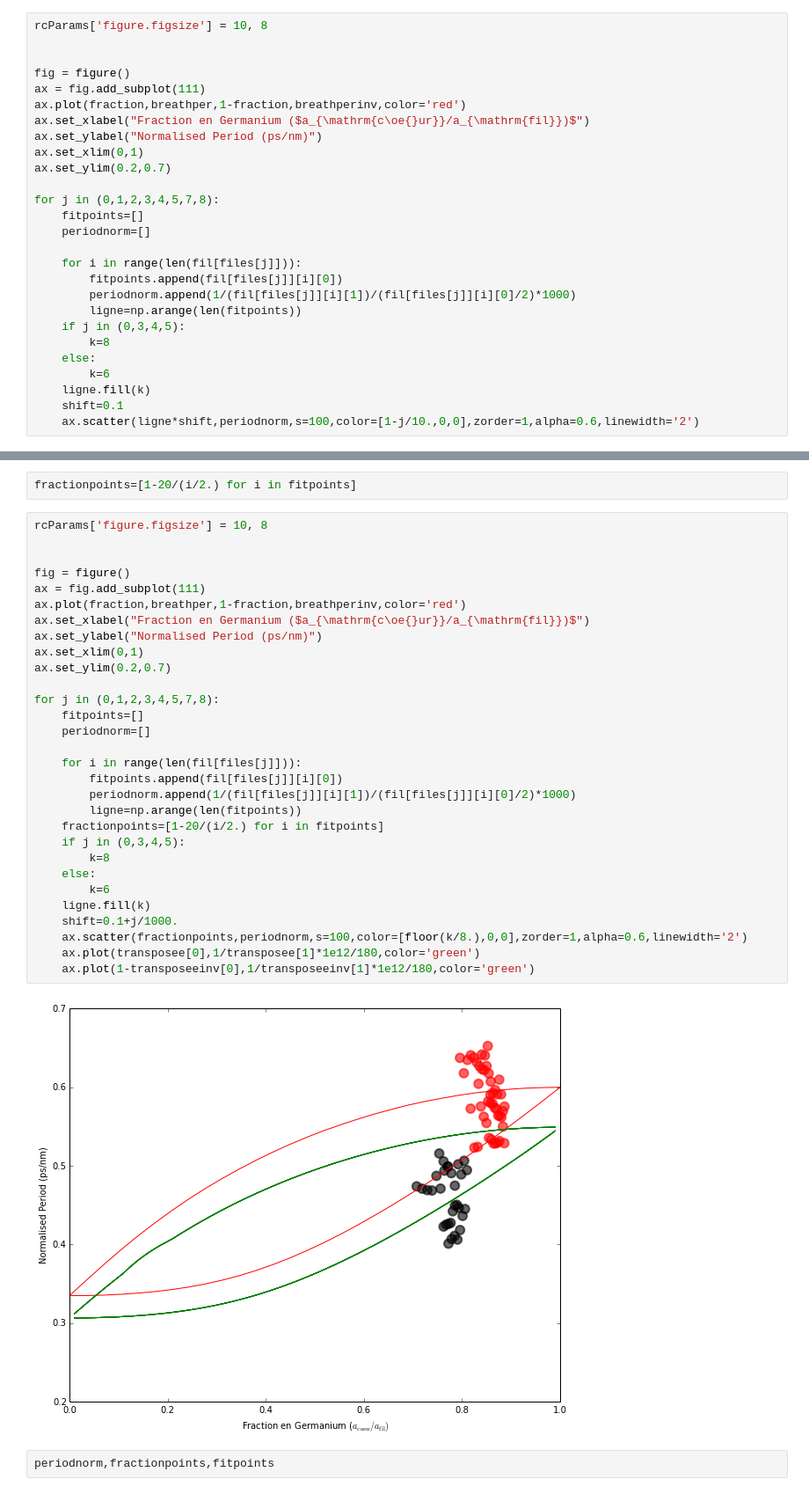
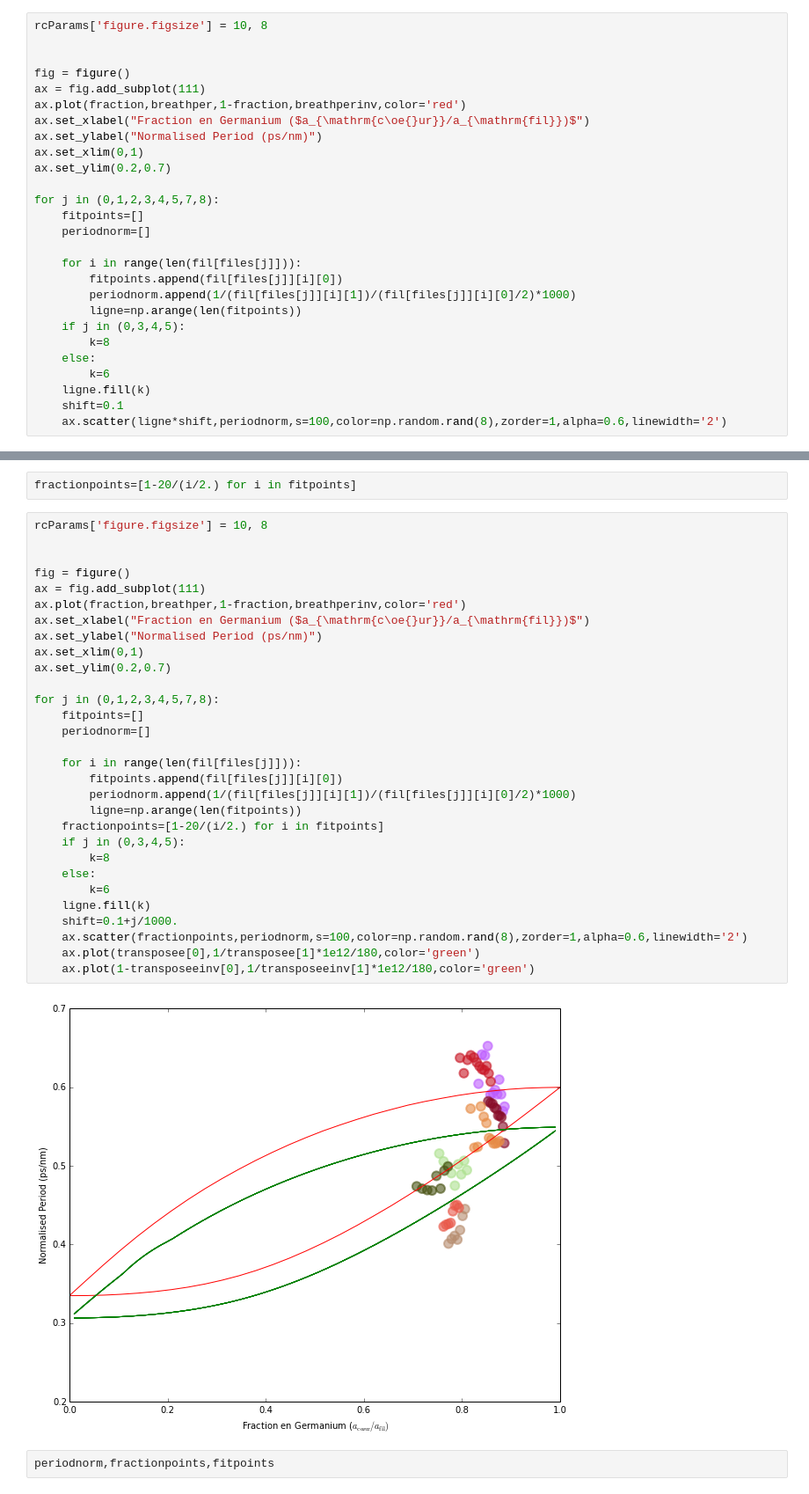
Before and after one commit to cyriljean/coeurcoq, a Jupyter notebook: 150723_coeurcoquilletraitement-sept.ipynb, the cells around one changed output, grey strips where cells are left out. Shown at 88% size. Cells and saved outputs as stored; diff of their text form.

```diff
--- a/150723_coeurcoquilletraitement-sept.ipynb
+++ b/150723_coeurcoquilletraitement-sept.ipynb
@@ -385,5 +385,5 @@ for j in (0,1,2,3,4,5,7,8):
         k=6
     ligne.fill(k)
     shift=0.1
-    ax.scatter(ligne*shift,periodnorm,s=100,color=[1-j/10.,0,0],zorder=1,alpha=0.6,linewidth='2')
+    ax.scatter(ligne*shift,periodnorm,s=100,color=np.random.rand(8),zorder=1,alpha=0.6,linewidth='2')
 # %% [output]
@@ -420,35 +420,35 @@ fractionpoints=[1-20/(i/2.) for i in fitpoints]
 # %%
 rcParams['figure.figsize'] = 10, 8
 
 
 fig = figure()
 ax = fig.add_subplot(111)
 ax.plot(fraction,breathper,1-fraction,breathperinv,color='red')
 ax.set_xlabel("Fraction en Germanium ($a_{\mathrm{c\oe{}ur}}/a_{\mathrm{fil}})$")
 ax.set_ylabel("Normalised Period (ps/nm)")
 ax.set_xlim(0,1)
 ax.set_ylim(0.2,0.7)
 
 for j in (0,1,2,3,4,5,7,8):
     fitpoints=[]
     periodnorm=[]
 
     for i in range(len(fil[files[j]])):
         fitpoints.append(fil[files[j]][i][0])
         periodnorm.append(1/(fil[files[j]][i][1])/(fil[files[j]][i][0]/2)*1000)
         ligne=np.arange(len(fitpoints))
     fractionpoints=[1-20/(i/2.) for i in fitpoints]
     if j in (0,3,4,5):
         k=8
     else:
         k=6
     ligne.fill(k)
     shift=0.1+j/1000.
-    ax.scatter(fractionpoints,periodnorm,s=100,color=[floor(k/8.),0,0],zorder=1,alpha=0.6,linewidth='2')
+    ax.scatter(fractionpoints,periodnorm,s=100,color=np.random.rand(8),zorder=1,alpha=0.6,linewidth='2')
     ax.plot(transposee[0],1/transposee[1]*1e12/180,color='green')
     ax.plot(1-transposeeinv[0],1/transposeeinv[1]*1e12/180,color='green')
 # %% [output]
-[figure, old version]
+[figure, new version]
 # %%
 periodnorm,fractionpoints,fitpoints
 # %% [output]
```
Also changed, not shown: parts of 5 cells of this notebook.
